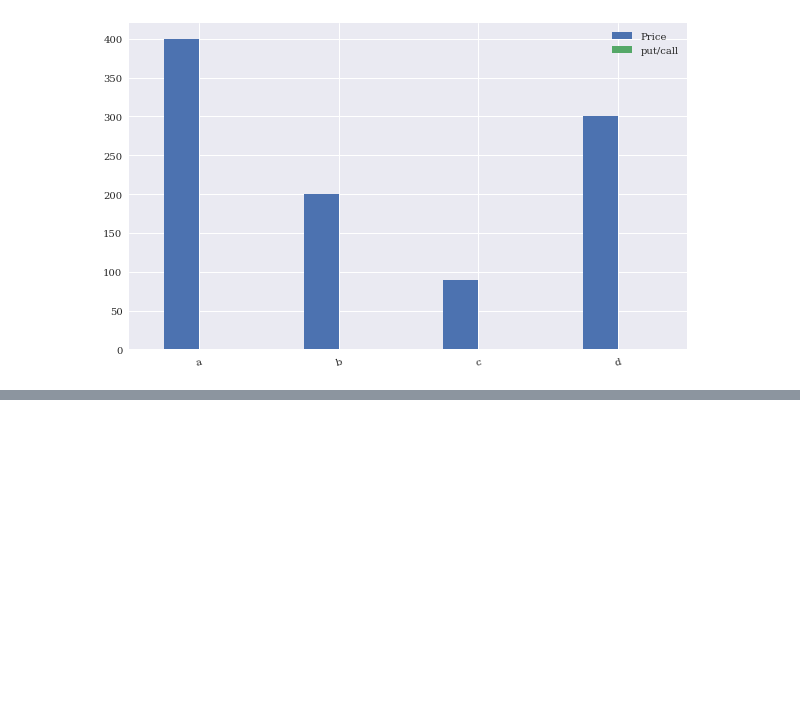
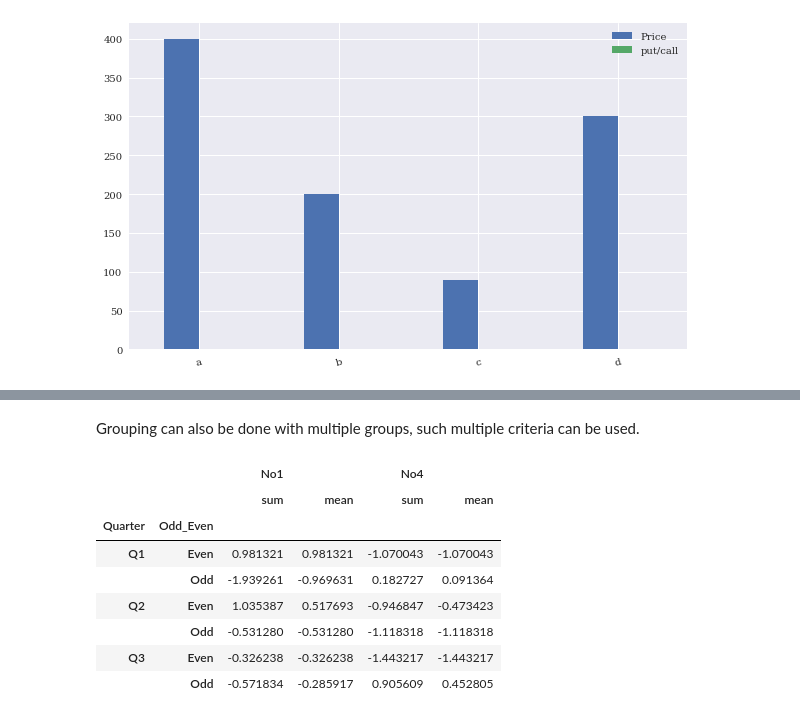
Before and after one commit to conquerv0/Pynaissance, a Jupyter notebook: 1. Basic Framework/Pandas_Guide.ipynb, the cells around one changed output, grey strips where cells are left out. Drawn from its saved outputs; the diff is of its cells as text; code cells hidden in the pictures; blank space fills up the shorter version.

```diff
--- a/1. Basic Framework/Pandas_Guide.ipynb
+++ b/1. Basic Framework/Pandas_Guide.ipynb
@@ -130,0 +188,17 @@ df.plot.bar(figsize=(10, 6), rot=15)
+# %% [markdown]
+Grouping can also be done with multiple groups, such multiple criteria can be used.
+# %%
+df['Odd_Even'] = ['Odd', 'Even', 'Odd', 'Even', 'Odd', 'Even', 'Odd', 'Even', 'Odd']
+groups = df.groupby(['Quarter', 'Odd_Even'])
+groups.size()
+groups[['No1', 'No4']].aggregate([sum, np.mean])
+# %% [output]
+|  |  | No1 |  | No4 |  |
+|  |  | sum | mean | sum | mean |
+| Quarter | Odd_Even |  |  |  |  |
+| Q1 | Even | 0.981321 | 0.981321 | -1.070043 | -1.070043 |
+|  | Odd | -1.939261 | -0.969631 | 0.182727 | 0.091364 |
+| Q2 | Even | 1.035387 | 0.517693 | -0.946847 | -0.473423 |
+|  | Odd | -0.531280 | -0.531280 | -1.118318 | -1.118318 |
+| Q3 | Even | -0.326238 | -0.326238 | -1.443217 | -1.443217 |
+|  | Odd | -0.571834 | -0.285917 | 0.905609 | 0.452805 |
```
Also changed, not shown: parts of 5 cells of this notebook.
